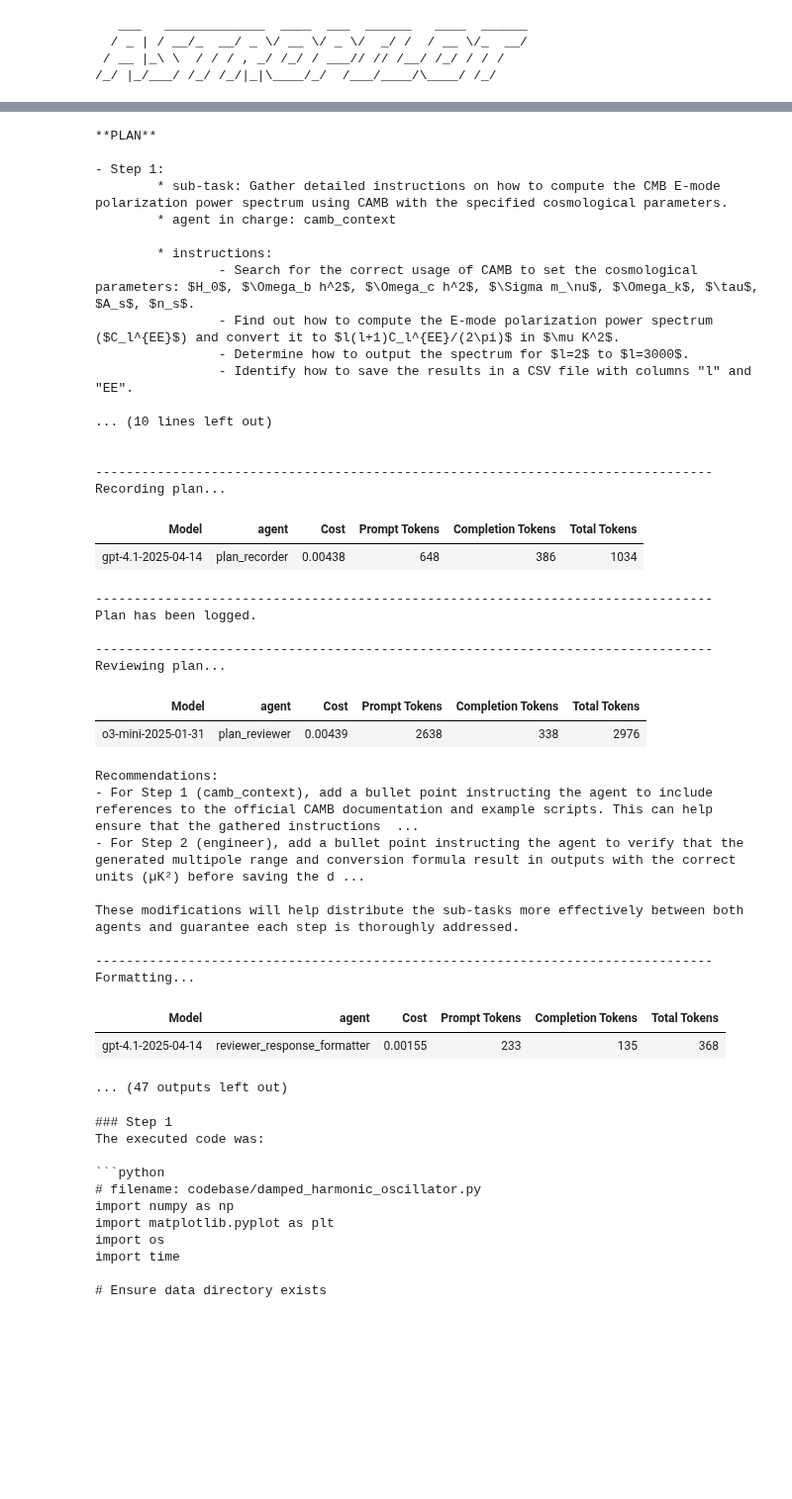
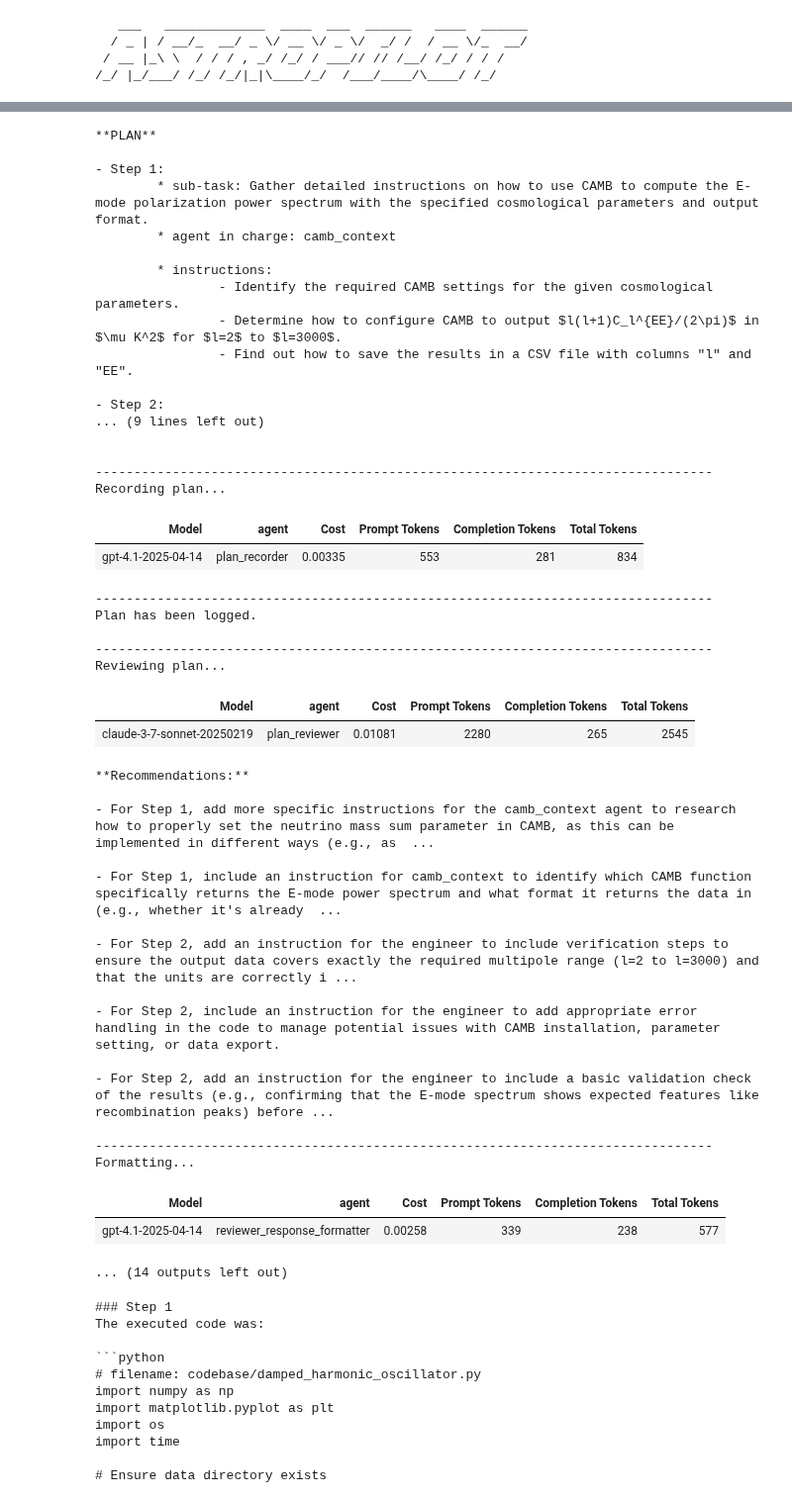
Before and after one commit to CMBAgents/cmbagent, a Jupyter notebook: docs/notebooks/cmbagent_beta3_planning_and_control_v1.ipynb, the cells around one changed output, grey strips where cells are left out. Shown at 99% size. Drawn from its saved outputs; the diff is of its cells as text; code cells hidden in the pictures; blank space fills up the shorter version.

```diff
--- a/docs/notebooks/cmbagent_beta3_planning_and_control_v1.ipynb
+++ b/docs/notebooks/cmbagent_beta3_planning_and_control_v1.ipynb
@@ -55,14 +55,15 @@ using the following parameters with CAMB:\nHubble constant ($H_0$): 67.5 km/s/Mp
 results = cmbagent.planning_and_control_context_carryover(task,
                               max_rounds_control = 500,
                               n_plan_reviews = 1,
-                              max_n_attempts = 6,
-                              max_plan_steps=3,
+                              max_n_attempts = 3,
+                              max_plan_steps=4,
                               default_llm_model = "gpt-4.1-2025-04-14",
                               engineer_model = "gemini-2.5-pro-preview-03-25",
                               researcher_model = "gpt-4.1-2025-04-14",
+                              plan_reviewer_model = "claude-3-7-sonnet-20250219",
                               plan_instructions=r"""
 Use camb_context agent to start and then engineer agent for the whole analysis.
-The plan must have more than one step.
+The plan must have 3 steps or more.
 """
 #                               plan_instructions=r"""
 # Use engineer. Plan must have 3 steps.
@@ -107,40 +110,46 @@ Formatting...
 **PLAN**
 
 - Step 1:
-        * sub-task: Gather detailed instructions on how to compute the CMB E-mode polarization power spectrum using CAMB with the specified cosmological parameters.
+        * sub-task: Gather detailed instructions on how to use CAMB to compute the E-mode polarization power spectrum with the specified cosmological parameters and output format.
         * agent in charge: camb_context
 
         * instructions:
-                - Search for the correct usage of CAMB to set the cosmological parameters: $H_0$, $\Omega_b h^2$, $\Omega_c h^2$, $\Sigma m_\nu$, $\Omega_k$, $\tau$, $A_s$, $n_s$.
-                - Find out how to compute the E-mode polarization power spectrum ($C_l^{EE}$) and convert it to $l(l+1)C_l^{EE}/(2\pi)$ in $\mu K^2$.
-                - Determine how to output the spectrum for $l=2$ to $l=3000$.
-                - Identify how to save the results in a CSV file with columns "l" and "EE".
+                - Identify the required CAMB settings for the given cosmological parameters.
+                - Determine how to configure CAMB to output $l(l+1)C_l^{EE}/(2\pi)$ in $\mu K^2$ for $l=2$ to $l=3000$.
+                - Find out how to save the results in a CSV file with columns "l" and "EE".
 
-... (10 lines left out)
+- Step 2:
+... (9 lines left out)
 
 
 --------------------------------------------------------------------------------
 Recording plan...
 | Model | agent | Cost | Prompt Tokens | Completion Tokens | Total Tokens |
-| gpt-4.1-2025-04-14 | plan_recorder | 0.00438 | 648 | 386 | 1034 |
+| gpt-4.1-2025-04-14 | plan_recorder | 0.00335 | 553 | 281 | 834 |
 --------------------------------------------------------------------------------
 Plan has been logged.
 
 --------------------------------------------------------------------------------
 Reviewing plan...
 | Model | agent | Cost | Prompt Tokens | Completion Tokens | Total Tokens |
-| o3-mini-2025-01-31 | plan_reviewer | 0.00439 | 2638 | 338 | 2976 |
+| claude-3-7-sonnet-20250219 | plan_reviewer | 0.01081 | 2280 | 265 | 2545 |
-Recommendations:
-- For Step 1 (camb_context), add a bullet point instructing the agent to include references to the official CAMB documentation and example scripts. This can help ensure that the gathered instructions  ...
-- For Step 2 (engineer), add a bullet point instructing the agent to verify that the generated multipole range and conversion formula result in outputs with the correct units (µK²) before saving the d ...
+**Recommendations:**
 
-These modifications will help distribute the sub-tasks more effectively between both agents and guarantee each step is thoroughly addressed.
+- For Step 1, add more specific instructions for the camb_context agent to research how to properly set the neutrino mass sum parameter in CAMB, as this can be implemented in different ways (e.g., as  ...
+
+- For Step 1, include an instruction for camb_context to identify which CAMB function specifically returns the E-mode power spectrum and what format it returns the data in (e.g., whether it's already  ...
+
+- For Step 2, add an instruction for the engineer to include verification steps to ensure the output data covers exactly the required multipole range (l=2 to l=3000) and that the units are correctly i ...
+
+- For Step 2, include an instruction for the engineer to add appropriate error handling in the code to manage potential issues with CAMB installation, parameter setting, or data export.
+
+- For Step 2, add an instruction for the engineer to include a basic validation check of the results (e.g., confirming that the E-mode spectrum shows expected features like recombination peaks) before ...
 
 --------------------------------------------------------------------------------
 Formatting...
 | Model | agent | Cost | Prompt Tokens | Completion Tokens | Total Tokens |
-| gpt-4.1-2025-04-14 | reviewer_response_formatter | 0.00155 | 233 | 135 | 368 |
+| gpt-4.1-2025-04-14 | reviewer_response_formatter | 0.00258 | 339 | 238 | 577 |
-... (47 outputs left out)
+... (14 outputs left out)
 # %%
 print(results['final_context']['previous_steps_execution_summary'])
 # %% [output]
```
Also changed, not shown: parts of 2 cells of this notebook, 2 other files.
